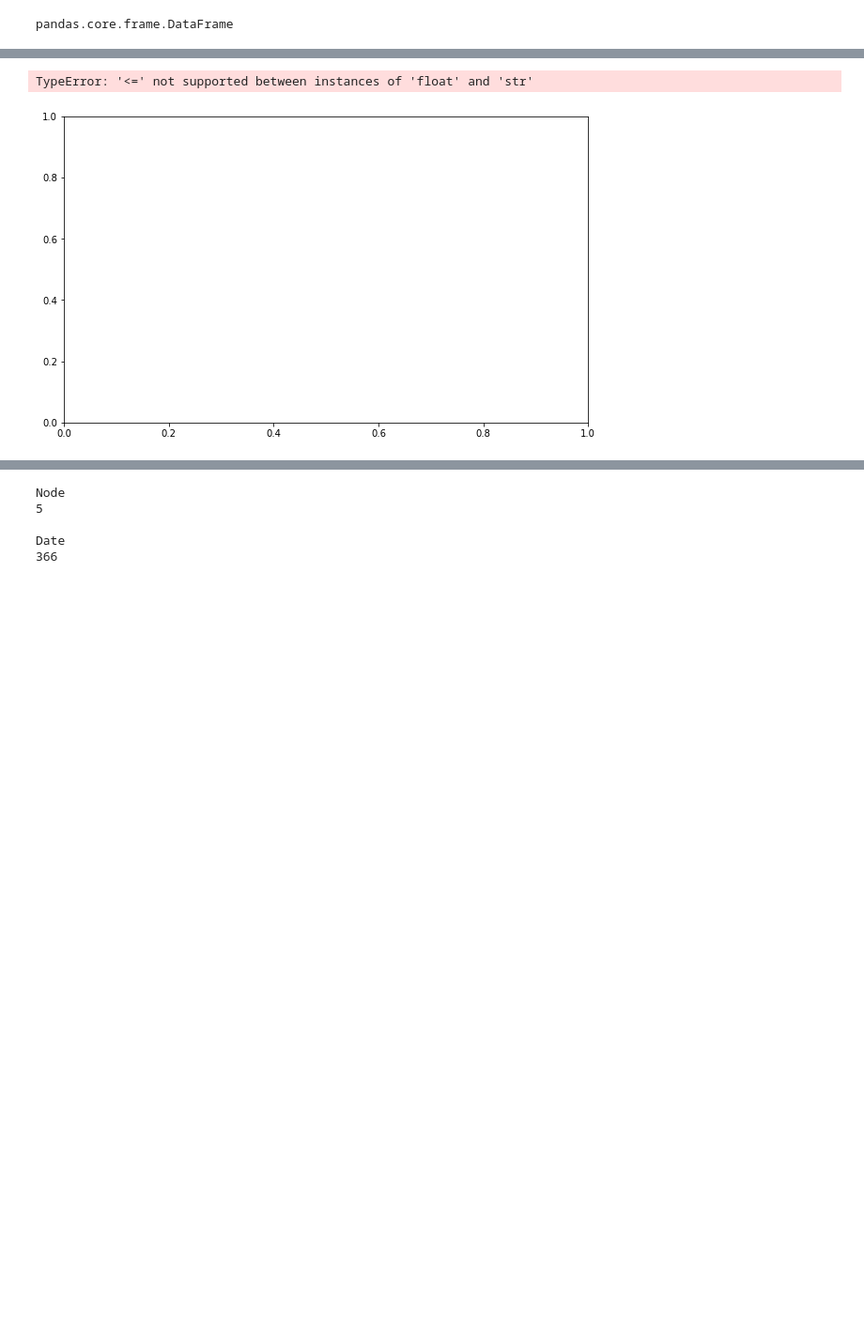
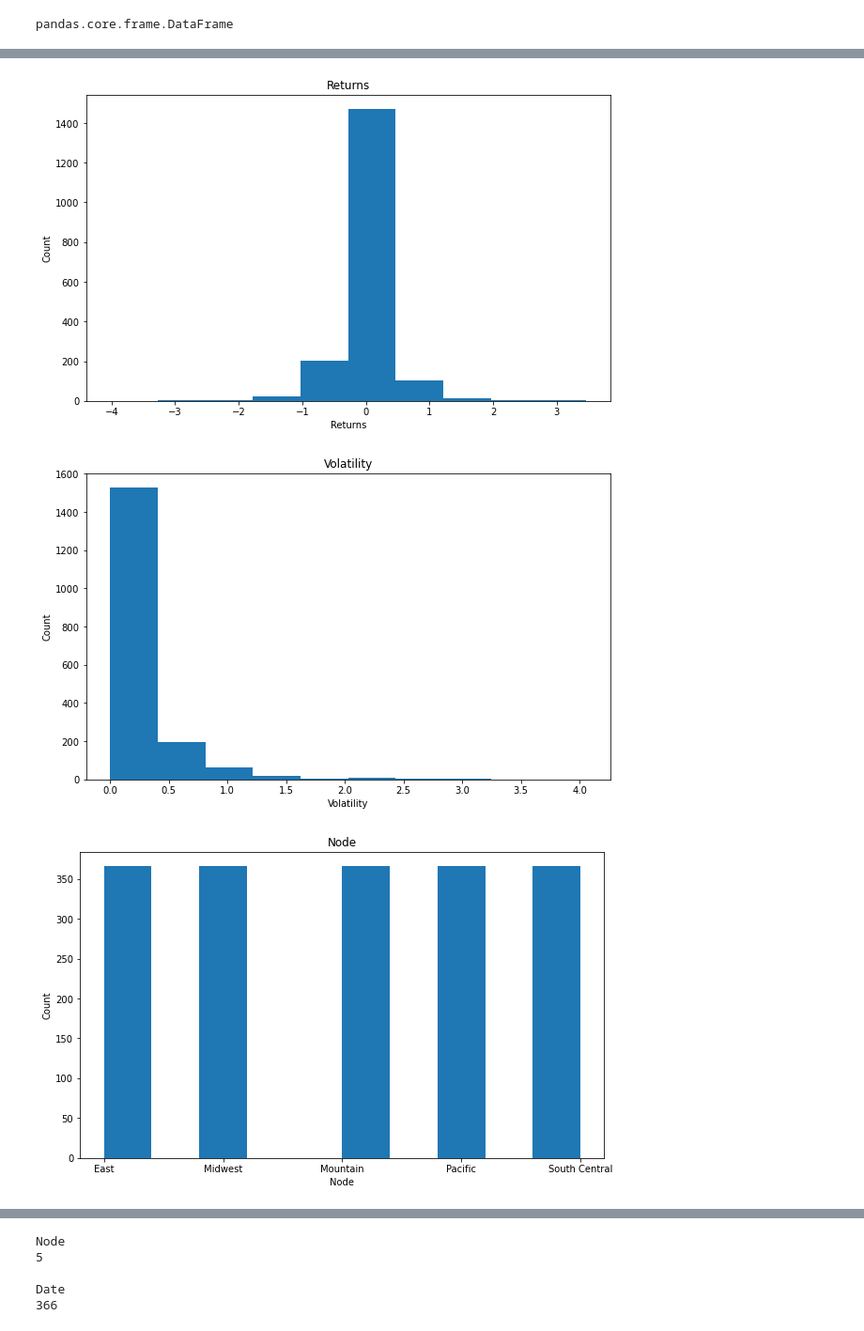
Before and after one commit to boojaado/smu_project_capstone, a Jupyter notebook: 060122-1856CST.ipynb, the cells around one changed output, grey strips where cells are left out. Shown at 94% size. Saved outputs shown, nothing was run; the diff lists cells and outputs as text; code cells hidden in the pictures; blank space fills up the shorter version.

```diff
--- a/060122-1856CST.ipynb
+++ b/060122-1856CST.ipynb
@@ -102,5 +123,5 @@ Index(['Volatility', 'Node', 'Date', 'Sit', 'INV', 'DNG', 'QNG', 'HHDiffit',
 # %%
-colsnew = ['Volatility', 'Node', 'Date', 'Sit', 'INV', 'DNG', 'QNG', 'HHDiffit', 'Ft', 'COT', 'HHst']
+colsnew = ['Returns', 'Volatility', 'Node', 'Date', 'Sit', 'INV', 'DNG', 'QNG', 'HHDiffit', 'Ft', 'COT', 'HHst']
 # %%
 dfnew = df.loc[:, colsnew]
 dfnew
@@ -152,7 +205,8 @@ colsnew = ['Volatility', 'Node', 'Date', 'Sit', 'INV', 'DNG', 'QNG', 'HHDiffit',
 # %%
 for col in dfnew.columns:
-
-    type(dfnew[col])
+    plt.plot(dfnew[col])
     plt.title(col)
+    plt.xlabel(col)
+    plt.ylabel("Count")
     plt.show()
     print()
@@ -158,0 +228,8 @@ for col in dfnew.columns:
+# %%
+for col in dfnew.columns:
+    plt.plot(dfnew[col])
+    plt.title(col)
+    plt.xlabel(dfnew)
+    plt.ylabel("Count")
+    plt.show()
+    print()
@@ -159,14 +239,15 @@ for col in dfnew.columns:
 # %%
 # To create the histograms
-colsnew = ['Volatility', 'Node', 'Date', 'Sit', 'INV', 'DNG', 'QNG', 'HHDiffit', 'Ft', 'COT', 'HHst']
+colsnew = ['Returns', 'Volatility', 'Node', 'Date', 'Sit', 'INV', 'DNG', 'QNG', 'HHDiffit', 'Ft', 'COT', 'HHst']
 
 for col in colsnew:
     plt.figure(figsize=(10,6))
     plt.hist(dfnew[col])
     plt.title(col)
     plt.xlabel(col)
     plt.ylabel("Count")
     plt.show()
 # %% [output]
-TypeError: '<=' not supported between instances of 'float' and 'str'
-[figure, old version]
+[figure, new version]
+[figure, added]
+[figure, added]
```
Also changed, not shown: parts of 87 cells of this notebook, 2 other files.
